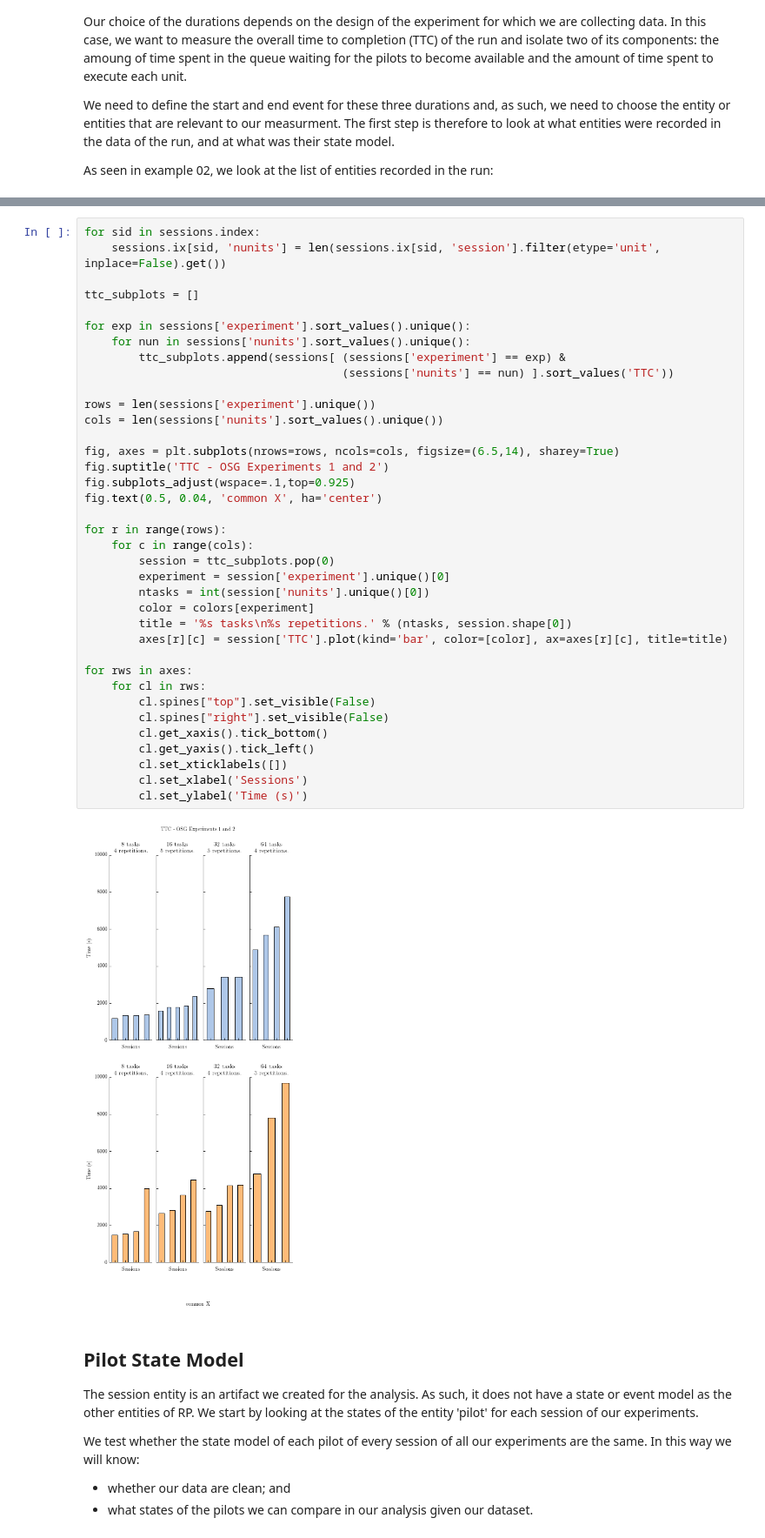
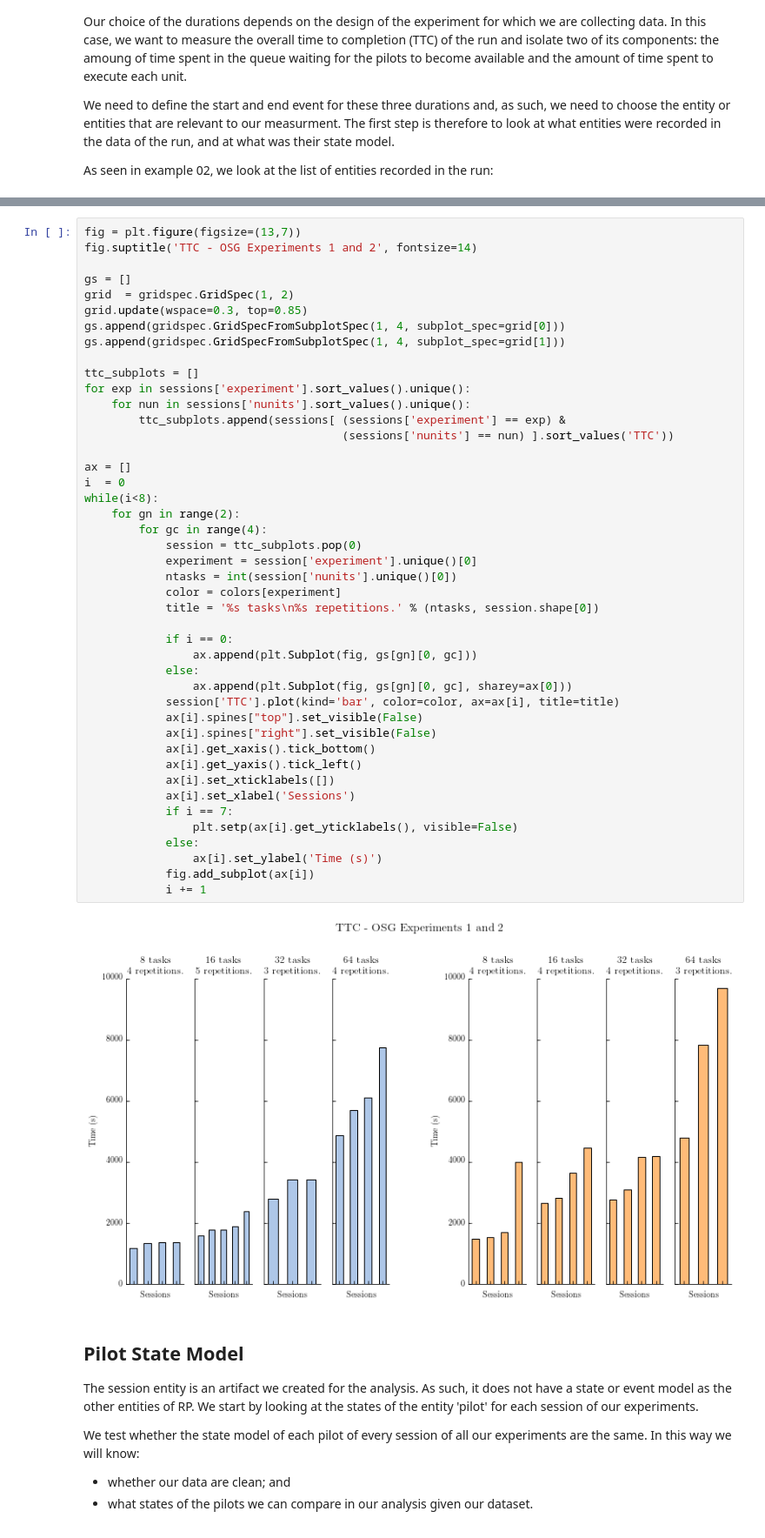
Before and after one commit to radical-cybertools/radical.analytics, a Jupyter notebook: use_cases/rp_on_osg/osg_analysis.ipynb, the cells around one changed output, grey strips where cells are left out. Shown at 87% size. Drawn from its saved outputs; the diff is of its cells as text.

Commit message:
TTC plots and pilot total durations

```diff
--- a/use_cases/rp_on_osg/osg_analysis.ipynb
+++ b/use_cases/rp_on_osg/osg_analysis.ipynb
@@ -211,42 +231,49 @@ Divide runs by number of units and plot them across experiments for comparison:
 # %%
-for sid in sessions.index:
-    sessions.ix[sid, 'nunits'] = len(sessions.ix[sid, 'session'].filter(etype='unit', inplace=False).get())
+fig = plt.figure(figsize=(13,7))
+fig.suptitle('TTC - OSG Experiments 1 and 2', fontsize=14)
+
+gs = []
+grid  = gridspec.GridSpec(1, 2)
+grid.update(wspace=0.3, top=0.85)
+gs.append(gridspec.GridSpecFromSubplotSpec(1, 4, subplot_spec=grid[0]))
+gs.append(gridspec.GridSpecFromSubplotSpec(1, 4, subplot_spec=grid[1]))
 
 ttc_subplots = []
-
 for exp in sessions['experiment'].sort_values().unique():
     for nun in sessions['nunits'].sort_values().unique():
         ttc_subplots.append(sessions[ (sessions['experiment'] == exp) &
                                       (sessions['nunits'] == nun) ].sort_values('TTC'))
 
-rows = len(sessions['experiment'].unique())
-cols = len(sessions['nunits'].sort_values().unique())
+ax = []
+i  = 0
+while(i<8):
+    for gn in range(2):
+        for gc in range(4):
+            session = ttc_subplots.pop(0)
+            experiment = session['experiment'].unique()[0]
+            ntasks = int(session['nunits'].unique()[0])
+            color = colors[experiment]
+            title = '%s tasks\n%s repetitions.' % (ntasks, session.shape[0])
 
-fig, axes = plt.subplots(nrows=rows, ncols=cols, figsize=(6.5,14), sharey=True)
-fig.suptitle('TTC - OSG Experiments 1 and 2')
-fig.subplots_adjust(wspace=.1,top=0.925)
-fig.text(0.5, 0.04, 'common X', ha='center')
-
-for r in range(rows):
-    for c in range(cols):
-        session = ttc_subplots.pop(0)
-        experiment = session['experiment'].unique()[0]
-        ntasks = int(session['nunits'].unique()[0])
-        color = colors[experiment]
-        title = '%s tasks\n%s repetitions.' % (ntasks, session.shape[0])
-        axes[r][c] = session['TTC'].plot(kind='bar', color=[color], ax=axes[r][c], title=title)
-
-for rws in axes:
-    for cl in rws:
-        cl.spines["top"].set_visible(False)
-        cl.spines["right"].set_visible(False)
-        cl.get_xaxis().tick_bottom()
-        cl.get_yaxis().tick_left()
-        cl.set_xticklabels([])
-        cl.set_xlabel('Sessions')
-        cl.set_ylabel('Time (s)')
+            if i == 0:
+                ax.append(plt.Subplot(fig, gs[gn][0, gc]))
+            else:
+                ax.append(plt.Subplot(fig, gs[gn][0, gc], sharey=ax[0]))
+            session['TTC'].plot(kind='bar', color=color, ax=ax[i], title=title)
+            ax[i].spines["top"].set_visible(False)
+            ax[i].spines["right"].set_visible(False)
+            ax[i].get_xaxis().tick_bottom()
+            ax[i].get_yaxis().tick_left()
+            ax[i].set_xticklabels([])
+            ax[i].set_xlabel('Sessions')
+            if i == 7:
+                plt.setp(ax[i].get_yticklabels(), visible=False)
+            else:
+                ax[i].set_ylabel('Time (s)')
+            fig.add_subplot(ax[i])
+            i += 1
 # %% [output]
-[figure, old version]
+[figure, new version]
 # %% [markdown]
 ## Pilot State Model
 
```
Also changed, not shown: parts of 17 cells of this notebook.
